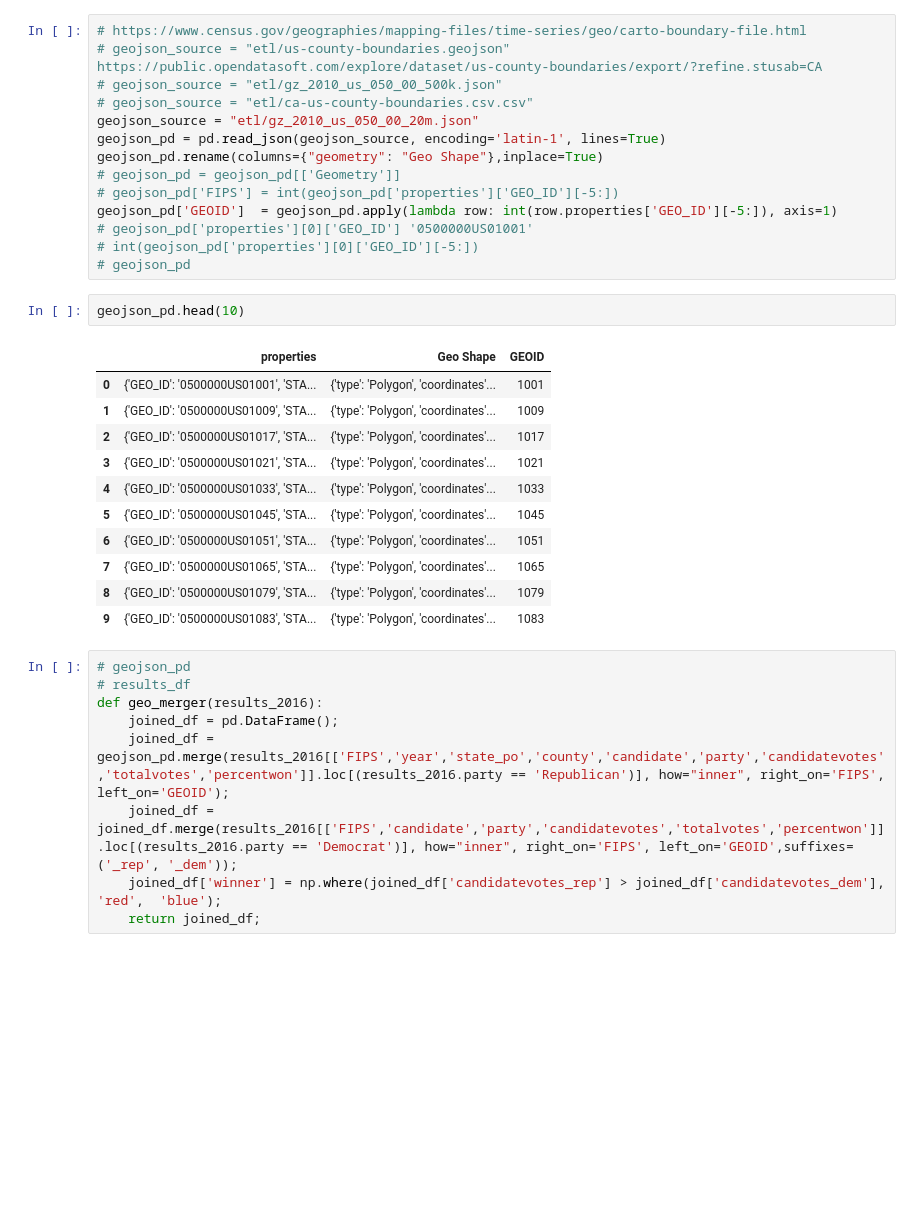
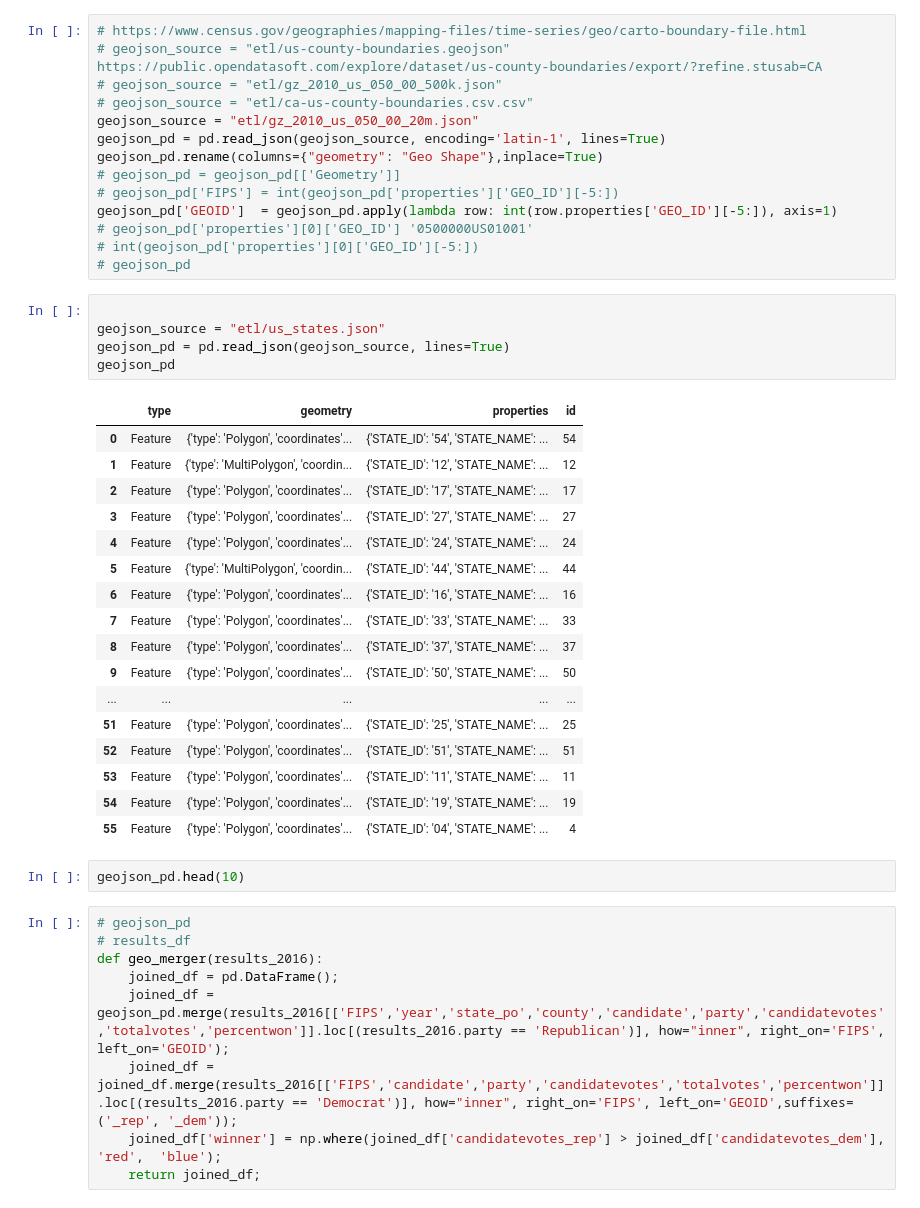
Before and after one commit to mavsanchez/united-states-elections-project2, a Jupyter notebook: elections_etl.ipynb, the cells around one changed output. Drawn from its saved outputs; the diff is of its cells as text; blank space fills up the shorter version.

```diff
--- a/elections_etl.ipynb
+++ b/elections_etl.ipynb
@@ -188,20 +152,31 @@ geojson_pd['GEOID']  = geojson_pd.apply(lambda row: int(row.properties['GEO_ID']
 # geojson_pd['properties'][0]['GEO_ID'] '0500000US01001'
 # int(geojson_pd['properties'][0]['GEO_ID'][-5:])
 # geojson_pd
+# %%
+
+geojson_source = "etl/us_states.json"
+geojson_pd = pd.read_json(geojson_source, lines=True)
+geojson_pd
+# %% [output]
+|  | type | geometry | properties | id |
+| 0 | Feature | {'type': 'Polygon', 'coordinates'... | {'STATE_ID': '54', 'STATE_NAME': ... | 54 |
+| 1 | Feature | {'type': 'MultiPolygon', 'coordin... | {'STATE_ID': '12', 'STATE_NAME': ... | 12 |
+| 2 | Feature | {'type': 'Polygon', 'coordinates'... | {'STATE_ID': '17', 'STATE_NAME': ... | 17 |
+| 3 | Feature | {'type': 'Polygon', 'coordinates'... | {'STATE_ID': '27', 'STATE_NAME': ... | 27 |
+| 4 | Feature | {'type': 'Polygon', 'coordinates'... | {'STATE_ID': '24', 'STATE_NAME': ... | 24 |
+| 5 | Feature | {'type': 'MultiPolygon', 'coordin... | {'STATE_ID': '44', 'STATE_NAME': ... | 44 |
+| 6 | Feature | {'type': 'Polygon', 'coordinates'... | {'STATE_ID': '16', 'STATE_NAME': ... | 16 |
+| 7 | Feature | {'type': 'Polygon', 'coordinates'... | {'STATE_ID': '33', 'STATE_NAME': ... | 33 |
+| 8 | Feature | {'type': 'Polygon', 'coordinates'... | {'STATE_ID': '37', 'STATE_NAME': ... | 37 |
+| 9 | Feature | {'type': 'Polygon', 'coordinates'... | {'STATE_ID': '50', 'STATE_NAME': ... | 50 |
+| ... | ... | ... | ... | ... |
+| 51 | Feature | {'type': 'Polygon', 'coordinates'... | {'STATE_ID': '25', 'STATE_NAME': ... | 25 |
+| 52 | Feature | {'type': 'Polygon', 'coordinates'... | {'STATE_ID': '51', 'STATE_NAME': ... | 51 |
+| 53 | Feature | {'type': 'Polygon', 'coordinates'... | {'STATE_ID': '11', 'STATE_NAME': ... | 11 |
+| 54 | Feature | {'type': 'Polygon', 'coordinates'... | {'STATE_ID': '19', 'STATE_NAME': ... | 19 |
+| 55 | Feature | {'type': 'Polygon', 'coordinates'... | {'STATE_ID': '04', 'STATE_NAME': ... | 4 |
 # %%
 geojson_pd.head(10)
-# %% [output]
-|  | properties | Geo Shape | GEOID |
-| 0 | {'GEO_ID': '0500000US01001', 'STA... | {'type': 'Polygon', 'coordinates'... | 1001 |
-| 1 | {'GEO_ID': '0500000US01009', 'STA... | {'type': 'Polygon', 'coordinates'... | 1009 |
-| 2 | {'GEO_ID': '0500000US01017', 'STA... | {'type': 'Polygon', 'coordinates'... | 1017 |
-| 3 | {'GEO_ID': '0500000US01021', 'STA... | {'type': 'Polygon', 'coordinates'... | 1021 |
-| 4 | {'GEO_ID': '0500000US01033', 'STA... | {'type': 'Polygon', 'coordinates'... | 1033 |
-| 5 | {'GEO_ID': '0500000US01045', 'STA... | {'type': 'Polygon', 'coordinates'... | 1045 |
-| 6 | {'GEO_ID': '0500000US01051', 'STA... | {'type': 'Polygon', 'coordinates'... | 1051 |
-| 7 | {'GEO_ID': '0500000US01065', 'STA... | {'type': 'Polygon', 'coordinates'... | 1065 |
-| 8 | {'GEO_ID': '0500000US01079', 'STA... | {'type': 'Polygon', 'coordinates'... | 1079 |
-| 9 | {'GEO_ID': '0500000US01083', 'STA... | {'type': 'Polygon', 'coordinates'... | 1083 |
 # %%
 # geojson_pd
 # results_df
```
Also changed, not shown: parts of 7 cells of this notebook, 2 other files.
